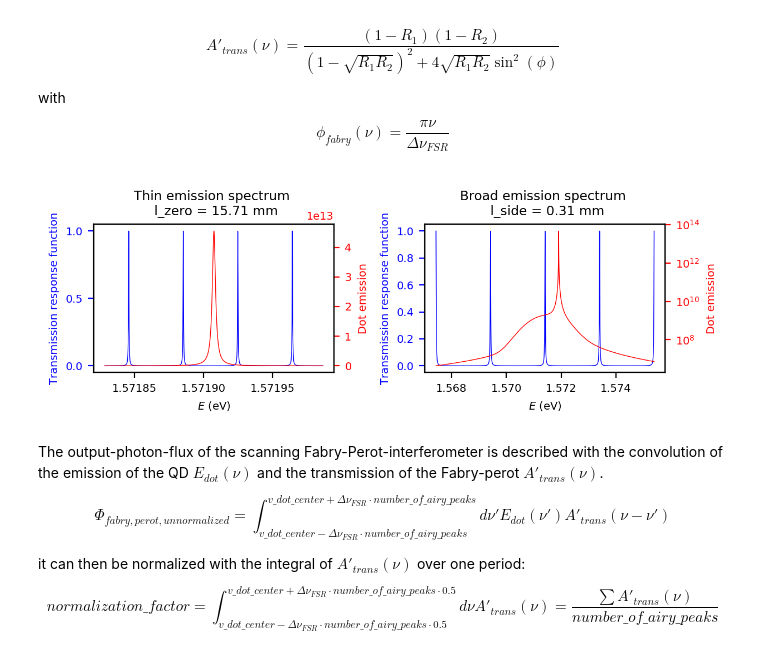
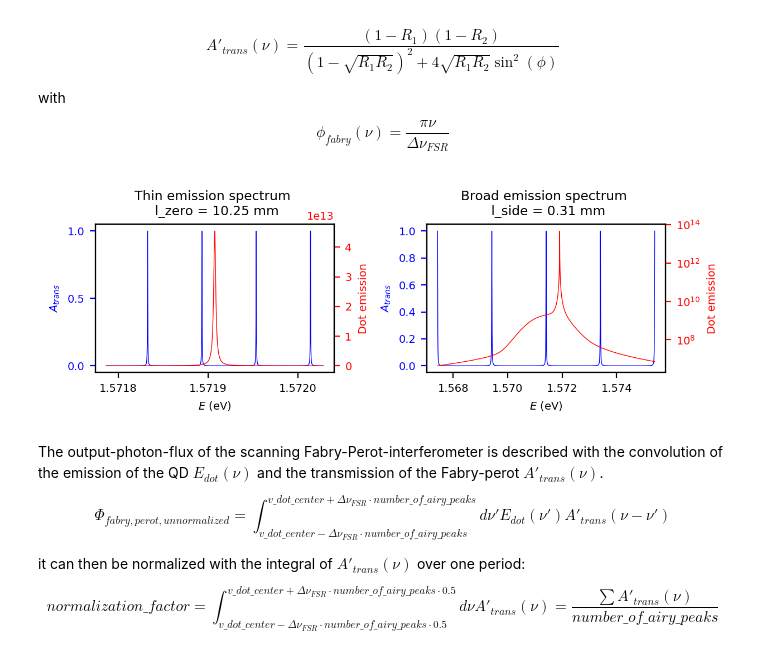
Before and after one commit to JKU-HFP/Sizing_Fabry_Perot_Interferometer, a Jupyter notebook: Sizing_Fabry_Perot_Interferometer.ipynb, the cells around one changed output. Drawn from its saved outputs; the diff is of its cells as text; code cells hidden in the pictures.

```diff
--- a/Sizing_Fabry_Perot_Interferometer.ipynb
+++ b/Sizing_Fabry_Perot_Interferometer.ipynb
@@ -13,7 +13,7 @@ warnings.simplefilter(action='ignore', category=FutureWarning)
 # %% [markdown]
 Define figure path:
 # %%
-FIGURE_PATH = Path("../../Masterthesis/figures/plots/fabry-perot")
+FIGURE_PATH = Path("../../Masterthesis/figures/fabry-perot/plots")
 # %% [markdown]
 Change resolution of plots so that they don't appear super small:
 https://stackoverflow.com/a/55289762/11038610
@@ -141,7 +143,7 @@ def convert_eV_to_Hz(E_eV):
 # %% [markdown]
 Reflectivity of our mirrors.
 # %%
-R_1 = R_2 = 0.97
+R_1 = R_2 = 0.98
 # %%
 v_dot_spectral_range_zero = convert_eV_to_Hz(E_dot_spectral_range_zero)
 v_dot_spectral_range_side = convert_eV_to_Hz(E_dot_spectral_range_side)
@@ -161,7 +163,7 @@ def calc_v_FSR_l(v_dot_spectral_range, buffer):
 # %% [markdown]
 Set values relevant for numerical calculation:
 # %%
-buffer_zero = 10
+buffer_zero = 23
 buffer_side = 2
 number_of_points = 40000
 number_of_airy_peaks = 4
@@ -242,36 +244,36 @@ phi_dot_side = calc_phi_dot_E(E_side,lambda_dot_center_zero, lambda_dot_spectral
 fig, (ax1_thin, ax1_broad) = plt.subplots(1, 2)
 
 ax1_thin.plot(E_zero, A_prime_trans_E(E_zero, R_1, R_2, l_zero), "b", label="Transmission Fabry Perot")
 #ax1_thin.set_xlim(E_boundaries_side)
 ax1_thin.set_xlabel(r"$E$ (eV)")
-ax1_thin.set_ylabel("Transmission response function", color="b")
+ax1_thin.set_ylabel(r"$A_{trans}$", color="b")
 ax1_thin.locator_params(nbins=4)
 ax1_thin.ticklabel_format(useOffset=False)
 ax1_thin.tick_params("y", colors="b")
 ax1_thin.set_title(f"Thin emission spectrum \n l_zero = {l_zero * 10**3:.02f} mm")
 
 ax2_thin = ax1_thin.twinx()
 ax2_thin.plot(E_zero, phi_dot_zero, "r", label=r"$\Phi_{dot}(\nu)$")
 ax2_thin.set_ylabel("Dot emission", color="r")
 #ax2_thin.set_ylim(10**10, 10**14)
 ax2_thin.tick_params("y", colors="r")
 
 ax1_broad.plot(E_side, A_prime_trans_E(E_side, R_1, R_2, l_side), "b", label="Transmission Fabry Perot")
 #ax1_broad.set_xlim(E_boundaries_side)
 ax1_broad.set_xlabel(r"$E$ (eV)")
-ax1_broad.set_ylabel("Transmission response function", color="b")
+ax1_broad.set_ylabel(r"$A_{trans}$", color="b")
 ax1_broad.tick_params("y", colors="b")
 ax1_broad.set_title(f"Broad emission spectrum \n l_side = {l_side * 10**3:.02f} mm")
 
 ax2_broad = ax1_broad.twinx()
 ax2_broad.semilogy(E_side, phi_dot_side, "r", label=r"$\Phi_{dot}(\nu)$")
 ax2_broad.set_ylabel("Dot emission", color="r")
 ax2_broad.tick_params("y", colors="r")
 
 fig.tight_layout()
 fig.savefig(FIGURE_PATH / "simulation-comparison-dot-fabry-perot-modes.pdf")
 # %% [output]
-[figure, old version]
+[figure, new version]
 # %% [markdown]
 The output-photon-flux of the scanning Fabry-Perot-interferometer is described with the convolution of the emission of the QD $E_{dot}(\nu)$ and the transmission of the Fabry-perot $A'_{trans}(\nu)$.
 
```
Also changed, not shown: parts of 21 cells of this notebook, 1 other file.
